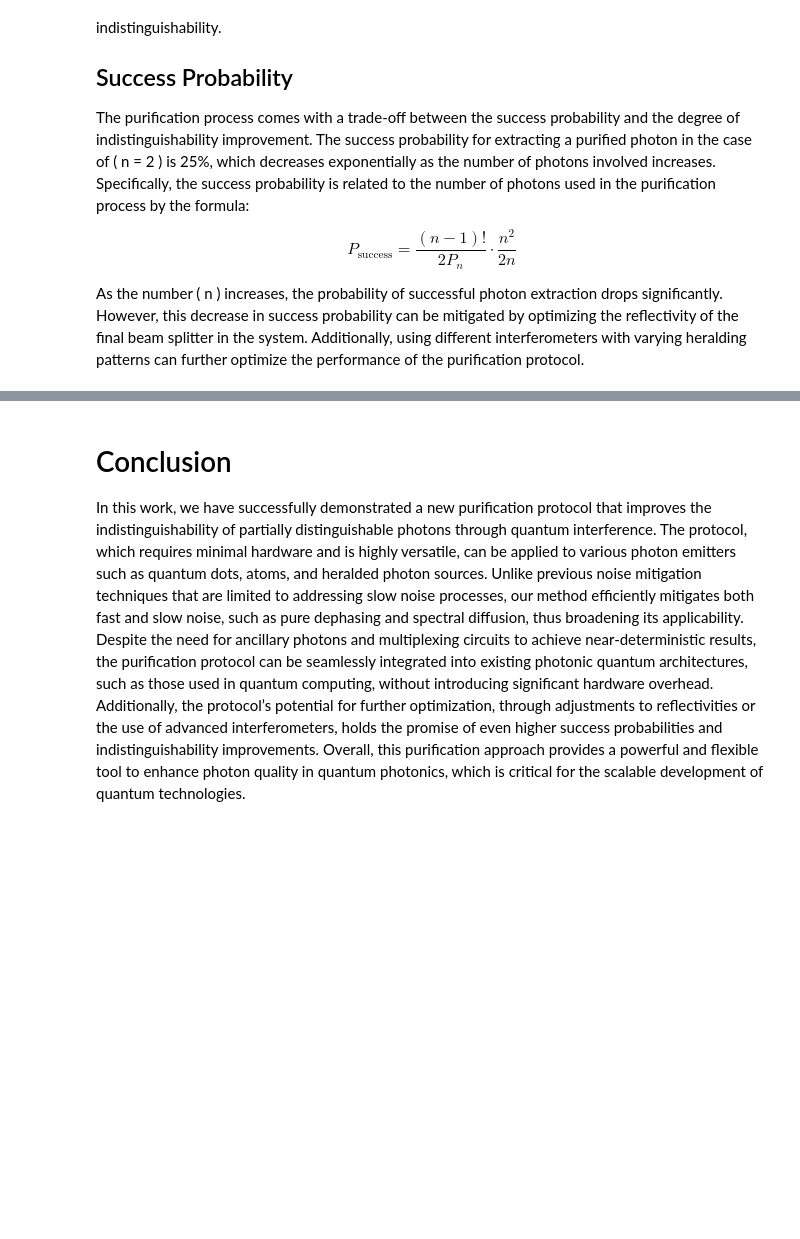
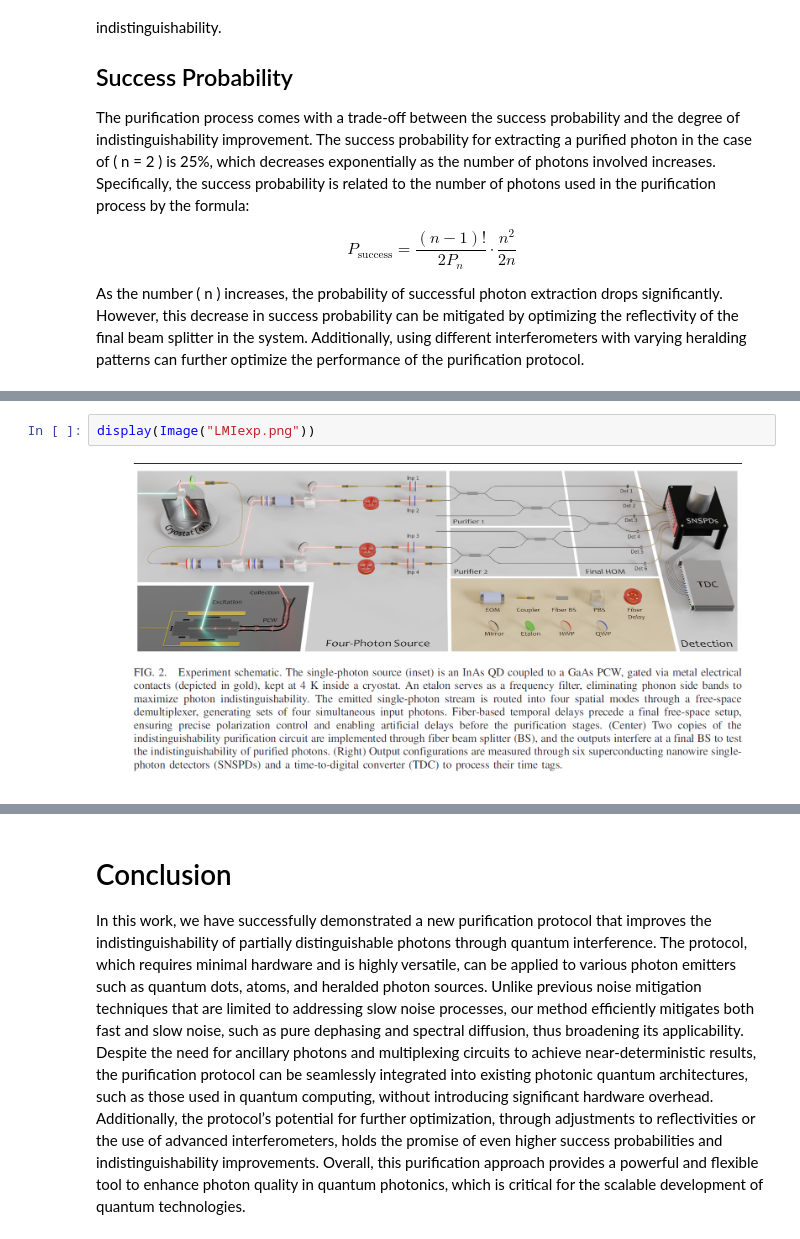
Before and after one commit to loqm/PH_530_2025, a Jupyter notebook: Project_12.ipynb, the cells around one changed output, grey strips where cells are left out. Saved outputs shown, nothing was run; the diff lists cells and outputs as text; blank space fills up the shorter version.

```diff
--- a/Project_12.ipynb
+++ b/Project_12.ipynb
@@ -336,0 +310,4 @@ The sudden resistance change leads to a voltage pulse, which is detected as an e
+# %%
+display(Image("LMIexp.png"))
+# %% [output]
+[figure, added]
```
Also changed, not shown: parts of 15 cells of this notebook.
